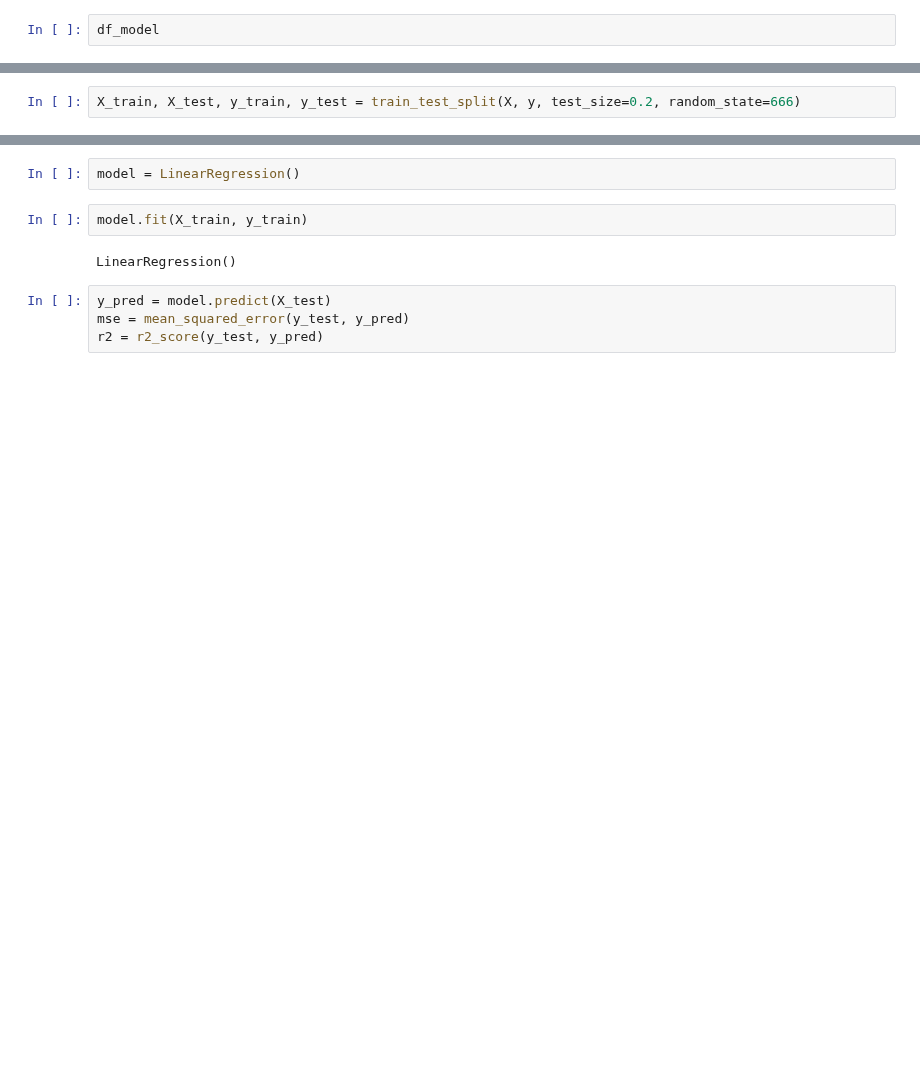
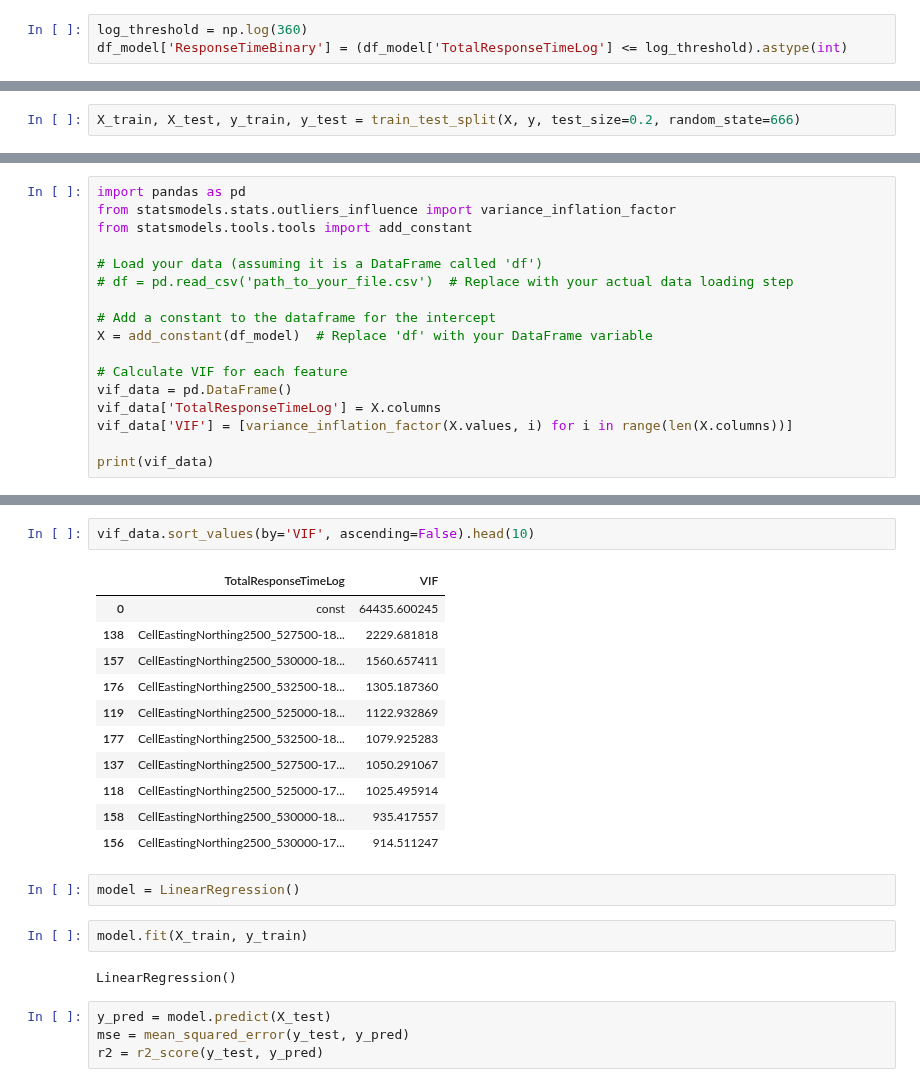
Before and after one commit to bennyocean/LFB_ResponseTimes_Prediction, a Jupyter notebook: notebooks/Isi_MLR.ipynb, the cells around one changed output, grey strips where cells are left out. Cells and saved outputs as stored; diff of their text form; blank space fills up the shorter version.

Commit message:
Create a binary target variable

```diff
--- a/notebooks/Isi_MLR.ipynb
+++ b/notebooks/Isi_MLR.ipynb
@@ -22,2 +20,3 @@ df_cyc = df_old[['Hour', 'Month', 'WeekDay']]
 # %%
-df_model
+log_threshold = np.log(360)
+df_model['ResponseTimeBinary'] = (df_model['TotalResponseTimeLog'] <= log_threshold).astype(int)
@@ -110,0 +80,17 @@ X
+# %%
+import pandas as pd
+from statsmodels.stats.outliers_influence import variance_inflation_factor
+from statsmodels.tools.tools import add_constant
+
+# Load your data (assuming it is a DataFrame called 'df')
+# df = pd.read_csv('path_to_your_file.csv')  # Replace with your actual data loading step
+
+# Add a constant to the dataframe for the intercept
+X = add_constant(df_model)  # Replace 'df' with your DataFrame variable
+
+# Calculate VIF for each feature
+vif_data = pd.DataFrame()
+vif_data['TotalResponseTimeLog'] = X.columns
+vif_data['VIF'] = [variance_inflation_factor(X.values, i) for i in range(len(X.columns))]
+
+print(vif_data)
@@ -111,3 +112,17 @@ X
+# %%
+vif_data.sort_values(by='VIF', ascending=False).head(10)
+# %% [output]
+|  | TotalResponseTimeLog | VIF |
+| 0 | const | 64435.600245 |
+| 138 | CellEastingNorthing2500_527500-18... | 2229.681818 |
+| 157 | CellEastingNorthing2500_530000-18... | 1560.657411 |
+| 176 | CellEastingNorthing2500_532500-18... | 1305.187360 |
+| 119 | CellEastingNorthing2500_525000-18... | 1122.932869 |
+| 177 | CellEastingNorthing2500_532500-18... | 1079.925283 |
+| 137 | CellEastingNorthing2500_527500-17... | 1050.291067 |
+| 118 | CellEastingNorthing2500_525000-17... | 1025.495914 |
+| 158 | CellEastingNorthing2500_530000-18... | 935.417557 |
+| 156 | CellEastingNorthing2500_530000-17... | 914.511247 |
 # %%
 model = LinearRegression()
 # %%
```
Also changed, not shown: parts of 21 cells of this notebook, 4 other files.
